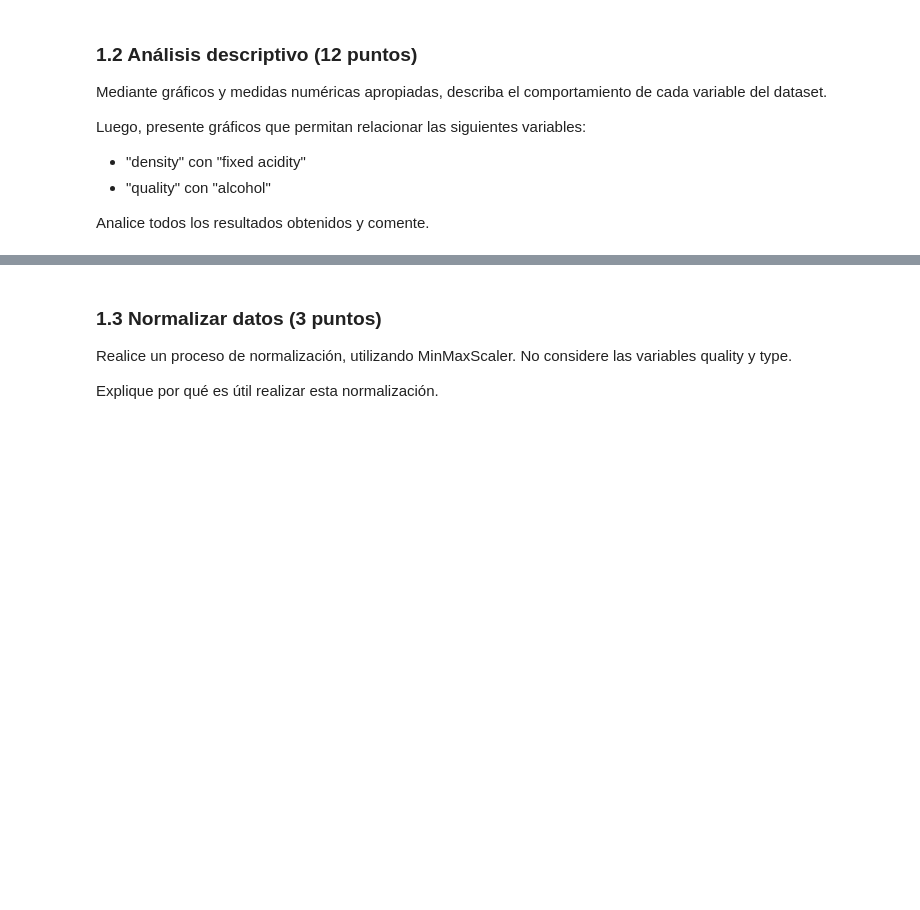
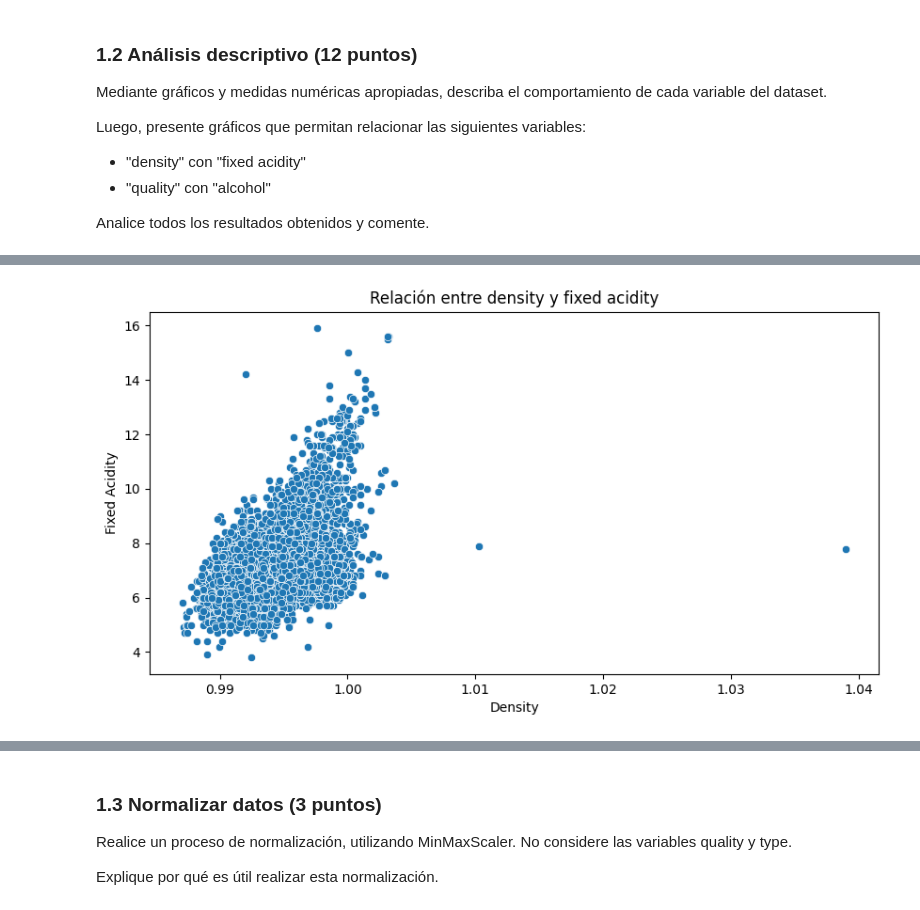
Before and after one commit to VicenteLavagnino/IIC2433, a Jupyter notebook: Tareas/T1/T1-VicenteLavagnino.ipynb, the cells around one changed output, grey strips where cells are left out. Saved outputs shown, nothing was run; the diff lists cells and outputs as text; code cells hidden in the pictures; blank space fills up the shorter version.

```diff
--- a/Tareas/T1/T1-VicenteLavagnino.ipynb
+++ b/Tareas/T1/T1-VicenteLavagnino.ipynb
@@ -137,0 +182,10 @@ RESPUESTA:
+# %%
+# Grafico para relacionar density con fixed acidity
+plt.figure(figsize=(10, 5))
+sns.scatterplot(x='density', y='fixed acidity', data=df)
+plt.title("Relación entre density y fixed acidity")
+plt.xlabel("Density")
+plt.ylabel("Fixed Acidity")
+plt.show()
+# %% [output]
+[figure, added]
```
Also changed, not shown: parts of 11 cells of this notebook, 2 other files.
